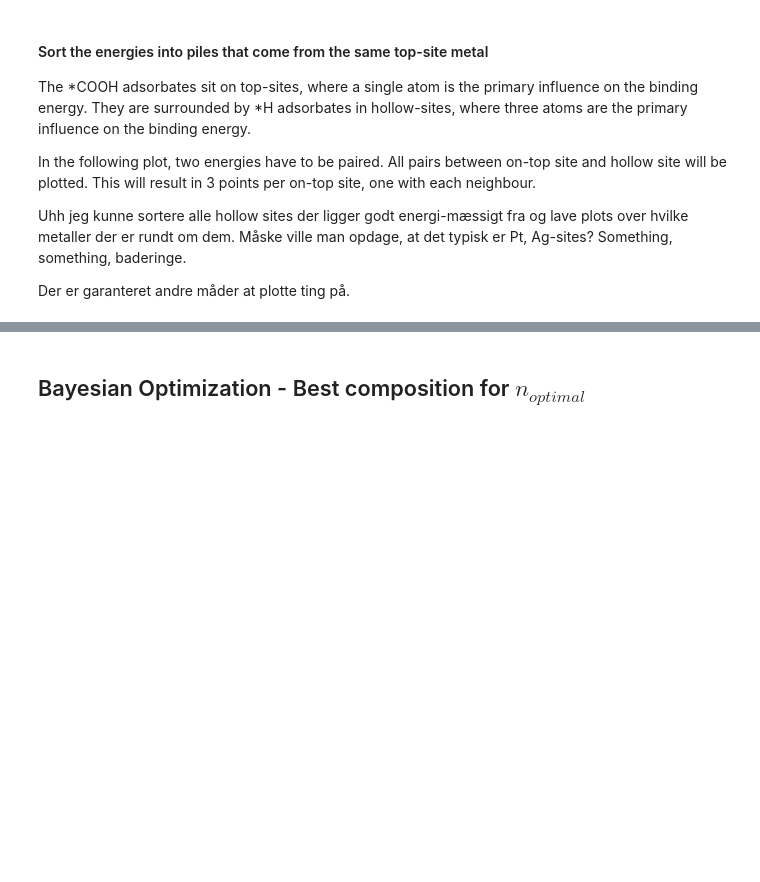
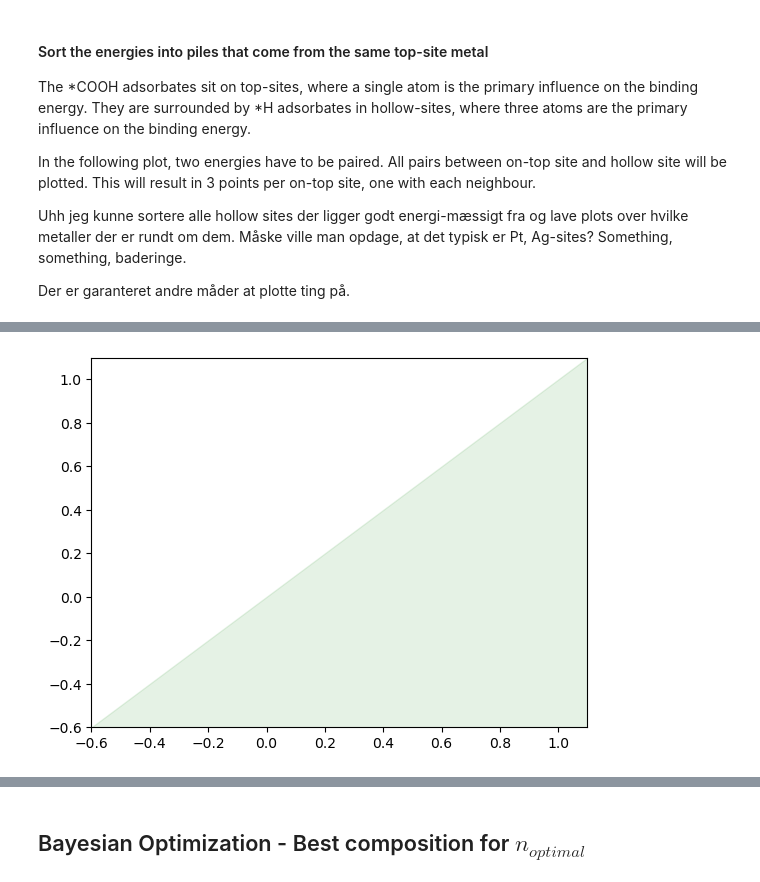
Before and after one commit to MarcusNoergaardWeng/CatalysisThesis, a Jupyter notebook: Notebooks/DFT Calculated energies.ipynb, the cells around one changed output, grey strips where cells are left out. Cells and saved outputs as stored; diff of their text form; code cells hidden in the pictures; blank space fills up the shorter version.

```diff
--- a/Notebooks/DFT Calculated energies.ipynb
+++ b/Notebooks/DFT Calculated energies.ipynb
@@ -322,6 +336,34 @@ def deltaEdeltaE_plot(filename, E_hol_dict, E_top_dict, SE_slab_metals):
     plt.savefig("../figures/DFT_calc_energies/"+filename+".png", dpi = 600, bbox_inches = "tight")
     plt.show()
     return None
+# %%
+import matplotlib.pyplot as plt
+import numpy as np
+
+# Generate data
+x = np.linspace(-0.6, 1.1, 2)
+y = x
+
+# Create the plot
+fig, ax = plt.subplots()
+
+# Plot the diagonal line
+ax.plot(x, y, 'k--', alpha=0.0)
+
+# Define the y-values for the lower boundary of the filled region
+lower_bound = np.minimum(y, -0.6)
+
+# Fill the area below the diagonal line down to y = -1
+ax.fill_between(x, lower_bound, y, where=(lower_bound <= y), color='green', alpha=0.1)
+
+# Set the x and y axis limits
+ax.set_xlim(-0.6, 1.1)
+ax.set_ylim(-0.6, 1.1)
+
+# Show the plot
+plt.show()
+# %% [output]
+[figure, added]
 # %%
 import matplotlib.pyplot as plt
 import matplotlib.gridspec as gridspec
```
Also changed, not shown: parts of 15 cells of this notebook, 11 other files.
